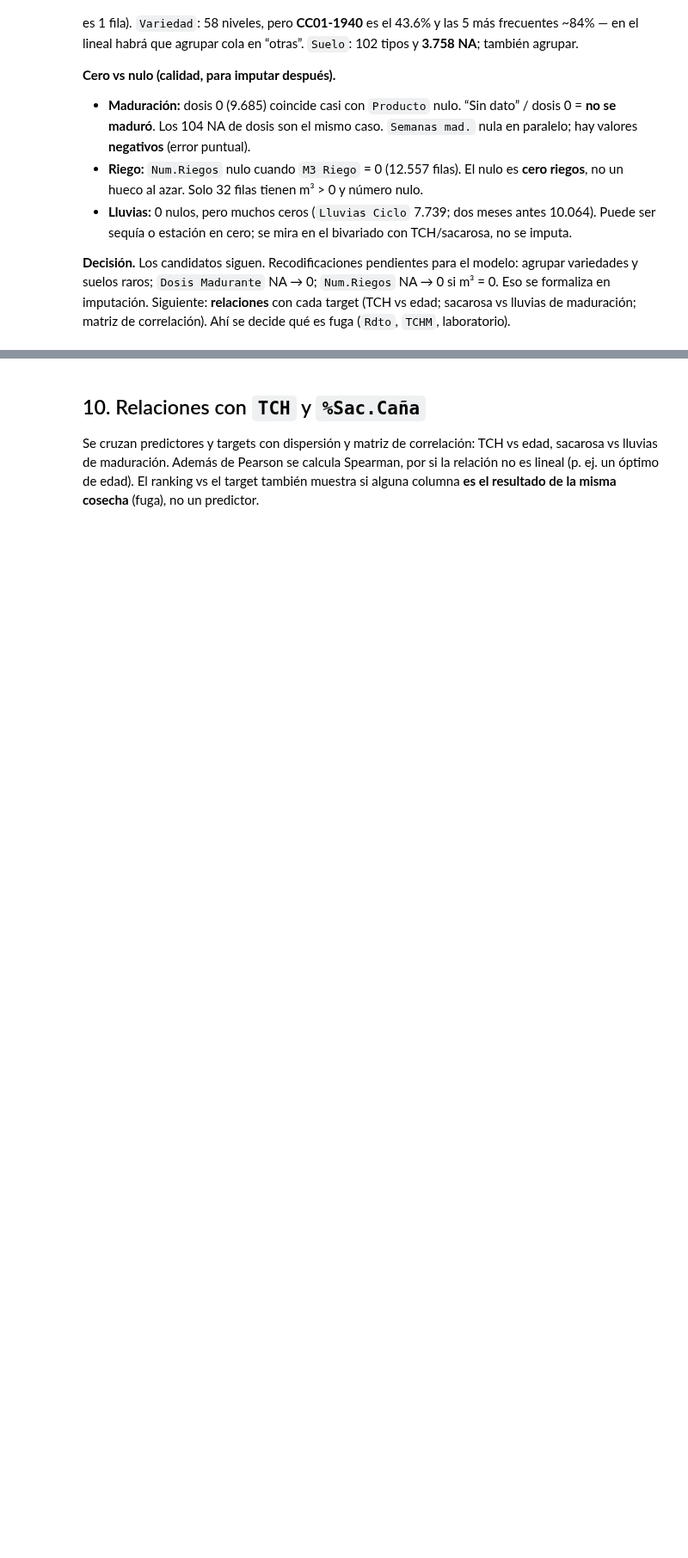
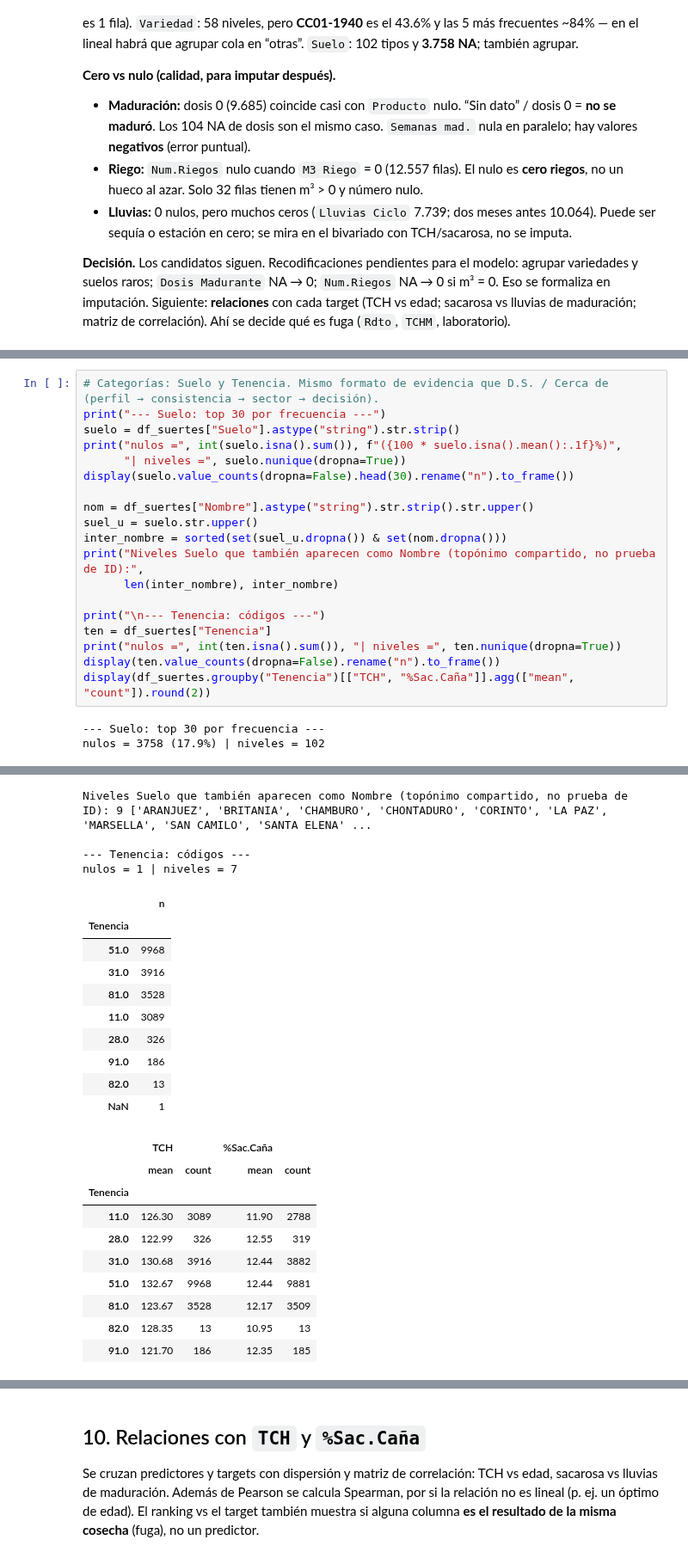
Before and after one commit to juanestebancg2806/sugarcane-yield-quality-prediction, a Jupyter notebook: modelo_suertes.ipynb, the cells around one changed output, grey strips where cells are left out. Shown at 86% size. Cells and saved outputs as stored; diff of their text form; blank space fills up the shorter version.

```diff
--- a/modelo_suertes.ipynb
+++ b/modelo_suertes.ipynb
@@ -968,0 +1122,22 @@ Variedad CC01-1940: 43.6%
+# %%
+# Categorías: Suelo y Tenencia. Mismo formato de evidencia que D.S. / Cerca de (perfil → consistencia → sector → decisión).
+print("--- Suelo: top 30 por frecuencia ---")
+suelo = df_suertes["Suelo"].astype("string").str.strip()
+print("nulos =", int(suelo.isna().sum()), f"({100 * suelo.isna().mean():.1f}%)",
+      "| niveles =", suelo.nunique(dropna=True))
+display(suelo.value_counts(dropna=False).head(30).rename("n").to_frame())
+
+nom = df_suertes["Nombre"].astype("string").str.strip().str.upper()
+suel_u = suelo.str.upper()
+inter_nombre = sorted(set(suel_u.dropna()) & set(nom.dropna()))
+print("Niveles Suelo que también aparecen como Nombre (topónimo compartido, no prueba de ID):",
+      len(inter_nombre), inter_nombre)
+
+print("\n--- Tenencia: códigos ---")
+ten = df_suertes["Tenencia"]
+print("nulos =", int(ten.isna().sum()), "| niveles =", ten.nunique(dropna=True))
+display(ten.value_counts(dropna=False).rename("n").to_frame())
+display(df_suertes.groupby("Tenencia")[["TCH", "%Sac.Caña"]].agg(["mean", "count"]).round(2))
+# %% [output]
+--- Suelo: top 30 por frecuencia ---
+nulos = 3758 (17.9%) | niveles = 102
@@ -968,0 +1162,24 @@ Variedad CC01-1940: 43.6%
+Niveles Suelo que también aparecen como Nombre (topónimo compartido, no prueba de ID): 9 ['ARANJUEZ', 'BRITANIA', 'CHAMBURO', 'CHONTADURO', 'CORINTO', 'LA PAZ', 'MARSELLA', 'SAN CAMILO', 'SANTA ELENA' ...
+
+--- Tenencia: códigos ---
+nulos = 1 | niveles = 7
+|  | n |
+| Tenencia |  |
+| 51.0 | 9968 |
+| 31.0 | 3916 |
+| 81.0 | 3528 |
+| 11.0 | 3089 |
+| 28.0 | 326 |
+| 91.0 | 186 |
+| 82.0 | 13 |
+| NaN | 1 |
+|  | TCH |  | %Sac.Caña |  |
+|  | mean | count | mean | count |
+| Tenencia |  |  |  |  |
+| 11.0 | 126.30 | 3089 | 11.90 | 2788 |
+| 28.0 | 122.99 | 326 | 12.55 | 319 |
+| 31.0 | 130.68 | 3916 | 12.44 | 3882 |
+| 51.0 | 132.67 | 9968 | 12.44 | 9881 |
+| 81.0 | 123.67 | 3528 | 12.17 | 3509 |
+| 82.0 | 128.35 | 13 | 10.95 | 13 |
+| 91.0 | 121.70 | 186 | 12.35 | 185 |
```
Also changed, not shown: parts of 8 cells of this notebook.
